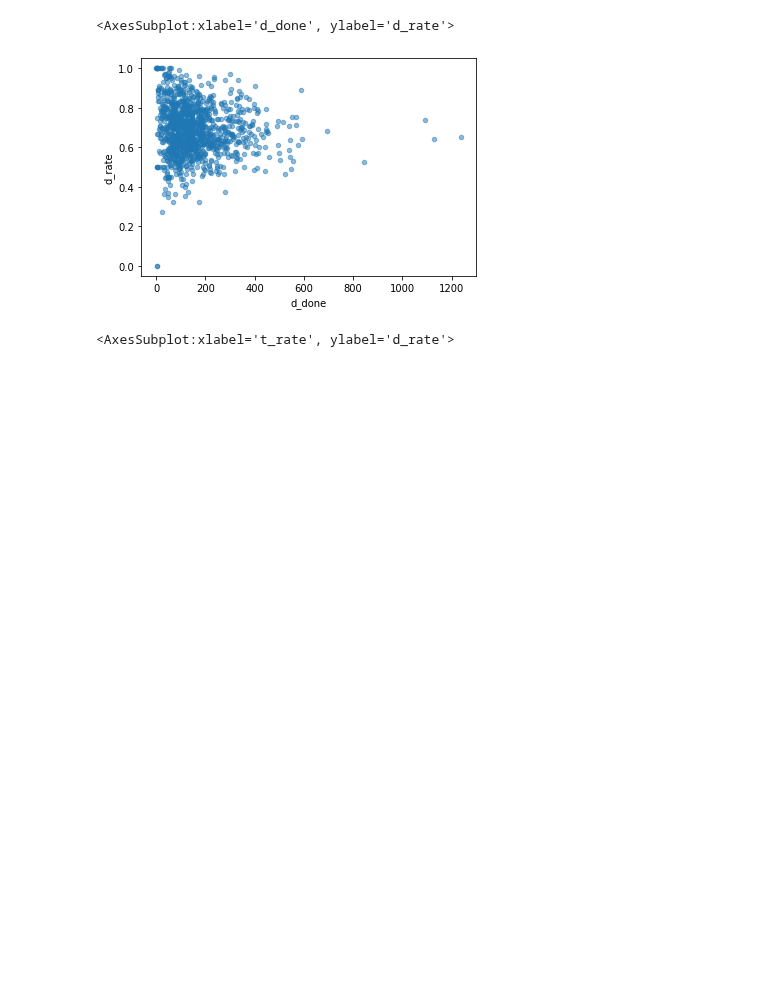
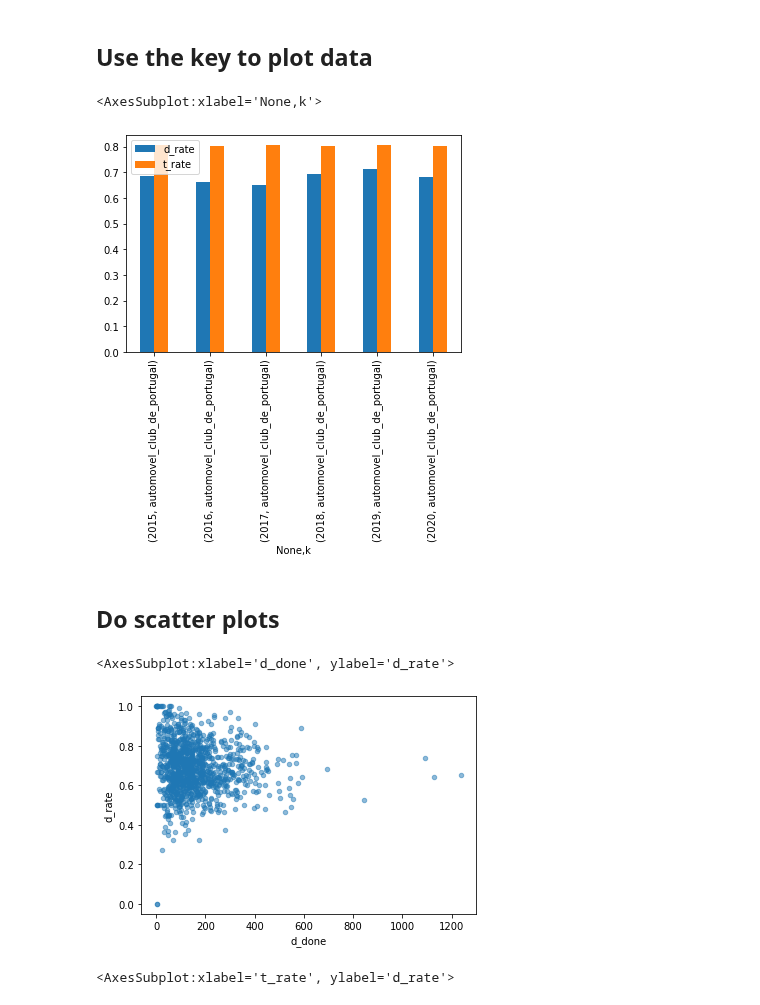
Before and after one commit to codecadre/imt-pass-rates, a Jupyter notebook: demo.ipynb, the cells around one changed output. Cells and saved outputs as stored; diff of their text form; code cells hidden in the pictures; blank space fills up the shorter version.

```diff
--- a/demo.ipynb
+++ b/demo.ipynb
@@ -14 +24,11 @@ T.loc[[("2015", "a_popular"), ("2016", "a_popular"), ("2017", "a_popular"), ("20
+# %% [markdown]
+## Use the key to plot data
+# %%
+k = "automovel_club_de_portugal"
+T.loc[[("2015", k), ("2016", k), ("2017", k), ("2018", k), ("2019", k), ("2020", k) ], ["d_rate", "t_rate"]].plot.bar()
+# %% [output]
+<AxesSubplot:xlabel='None,k'>
+[figure, added]
+# %% [markdown]
+## Do scatter plots
 # %%
```
Also changed, not shown: parts of 8 cells of this notebook.
